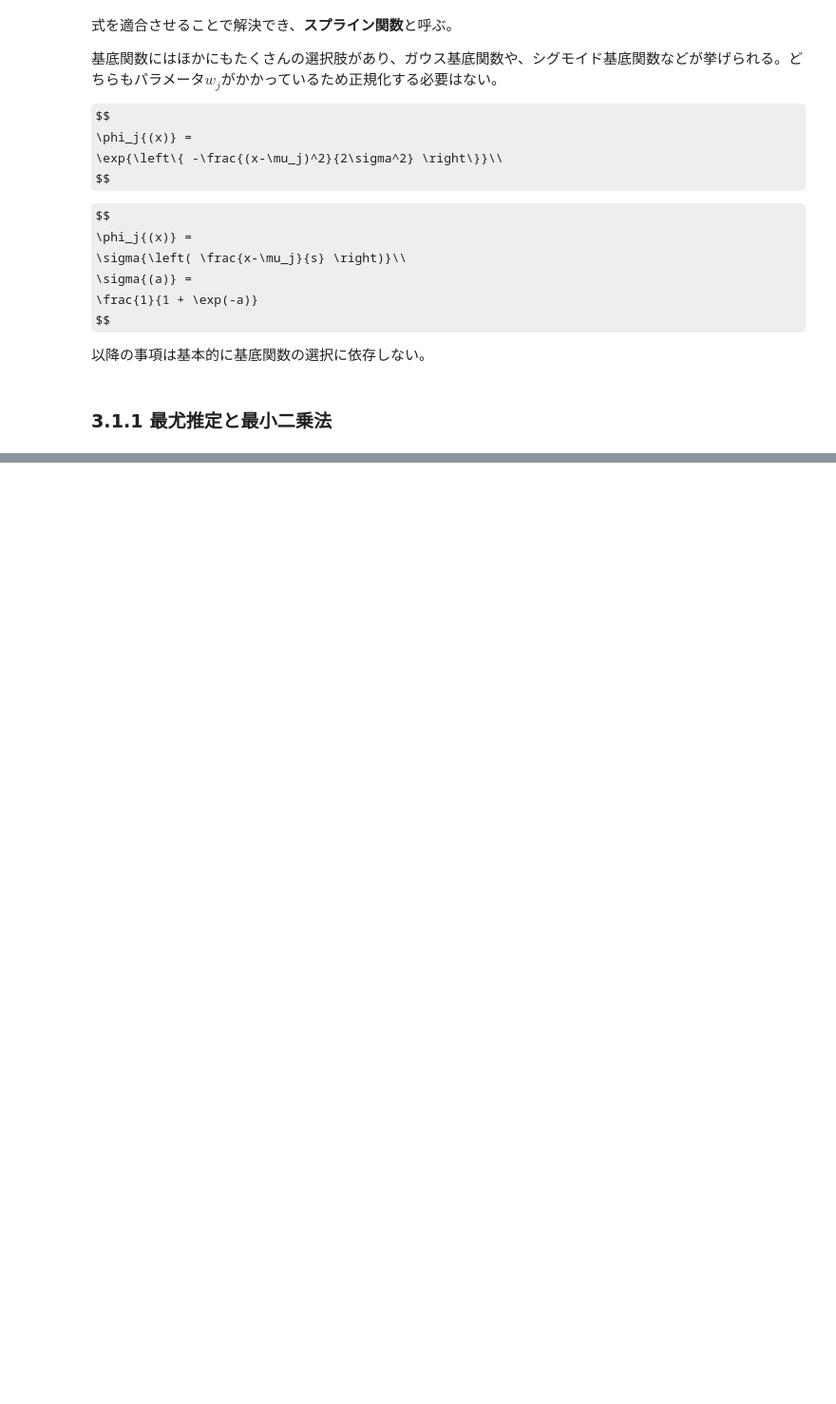
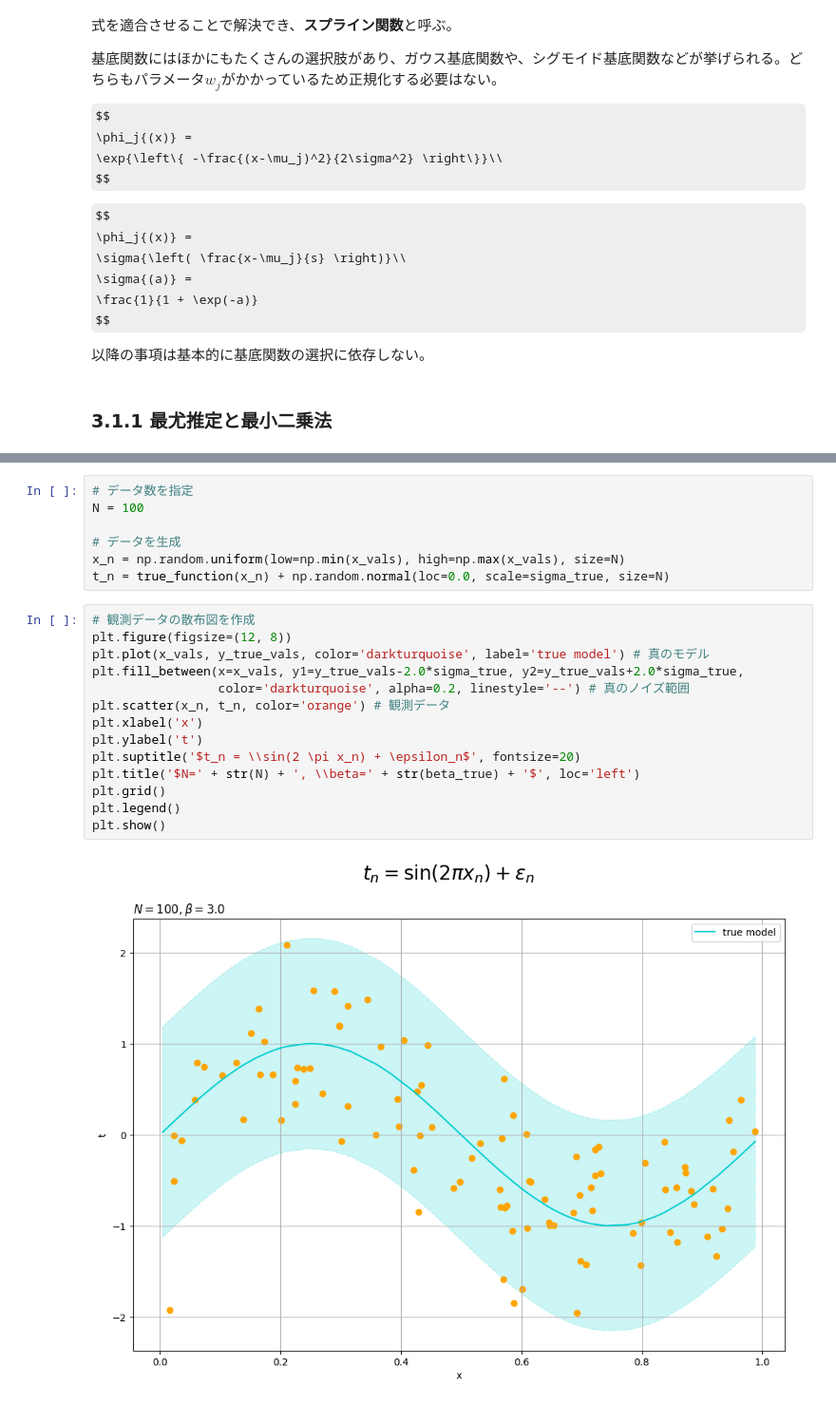
Before and after one commit to arata234/PRML, a Jupyter notebook: cp3_linear_regression_model.ipynb, the cells around one changed output, grey strips where cells are left out. Shown at 95% size. Cells and saved outputs as stored; diff of their text form; some formulas as TeX source; blank space fills up the shorter version.

```diff
--- a/cp3_linear_regression_model.ipynb
+++ b/cp3_linear_regression_model.ipynb
@@ -66,0 +224,23 @@ $$
+# %%
+# データ数を指定
+N = 100
+
+# データを生成
+x_n = np.random.uniform(low=np.min(x_vals), high=np.max(x_vals), size=N)
+t_n = true_function(x_n) + np.random.normal(loc=0.0, scale=sigma_true, size=N)
+# %%
+# 観測データの散布図を作成
+plt.figure(figsize=(12, 8))
+plt.plot(x_vals, y_true_vals, color='darkturquoise', label='true model') # 真のモデル
+plt.fill_between(x=x_vals, y1=y_true_vals-2.0*sigma_true, y2=y_true_vals+2.0*sigma_true,
+                 color='darkturquoise', alpha=0.2, linestyle='--') # 真のノイズ範囲
+plt.scatter(x_n, t_n, color='orange') # 観測データ
+plt.xlabel('x')
+plt.ylabel('t')
+plt.suptitle('$t_n = \\sin(2 \pi x_n) + \epsilon_n$', fontsize=20)
+plt.title('$N=' + str(N) + ', \\beta=' + str(beta_true) + '$', loc='left')
+plt.grid()
+plt.legend()
+plt.show()
+# %% [output]
+[figure, added]
```
Also changed, not shown: parts of 16 cells of this notebook.
